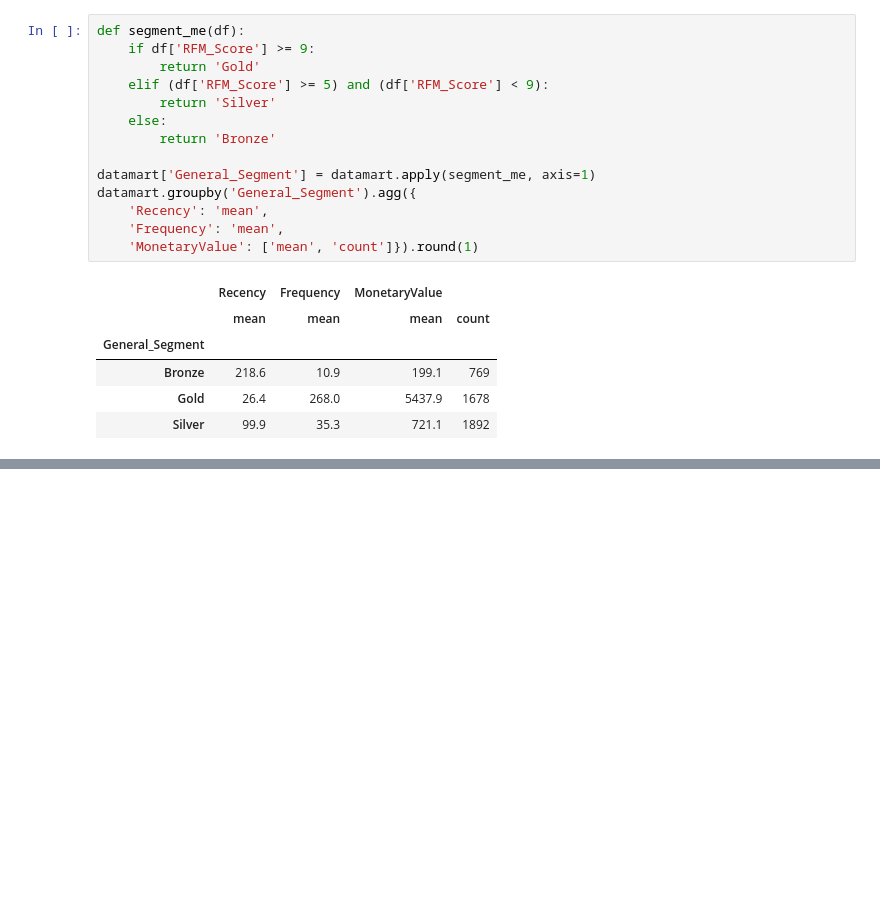
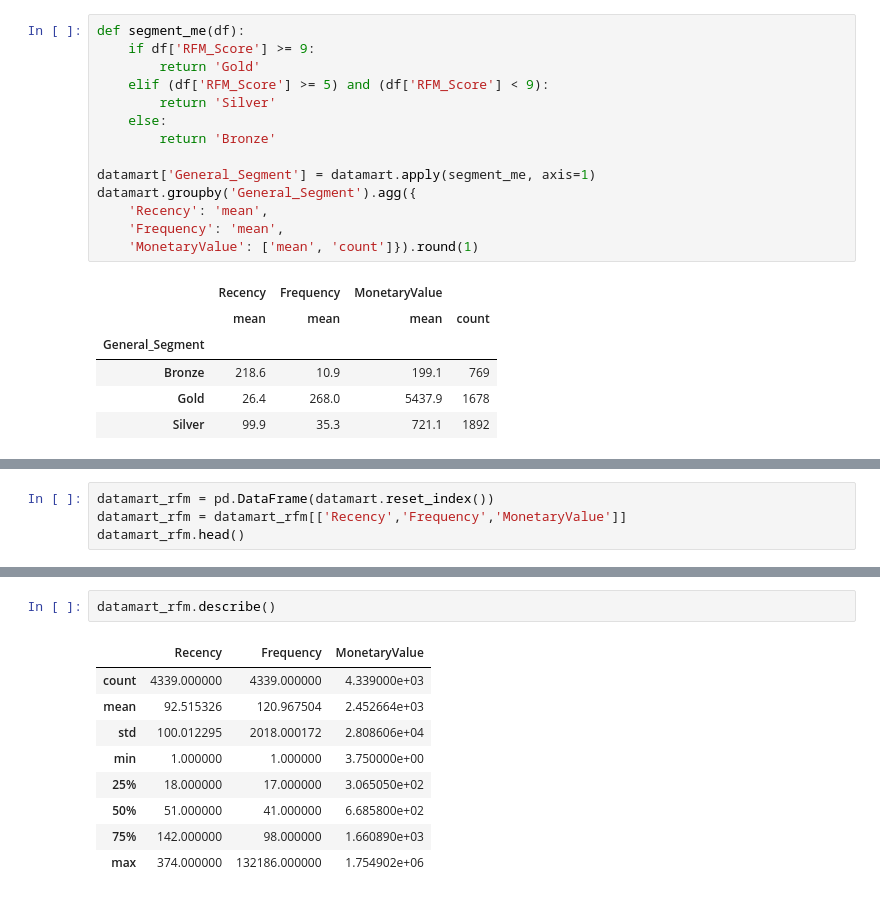
Before and after one commit to sandys-ss/RFM-Analysis, a Jupyter notebook: rfm.ipynb, the cells around one changed output, grey strips where cells are left out. Saved outputs shown, nothing was run; the diff lists cells and outputs as text; blank space fills up the shorter version.

```diff
--- a/rfm.ipynb
+++ b/rfm.ipynb
@@ -349,0 +389,4 @@ datamart.groupby('General_Segment').agg({
+# %%
+datamart_rfm = pd.DataFrame(datamart.reset_index())
+datamart_rfm = datamart_rfm[['Recency','Frequency','MonetaryValue']]
+datamart_rfm.head()
@@ -349,0 +427,12 @@ datamart.groupby('General_Segment').agg({
+# %%
+datamart_rfm.describe()
+# %% [output]
+|  | Recency | Frequency | MonetaryValue |
+| count | 4339.000000 | 4339.000000 | 4.339000e+03 |
+| mean | 92.515326 | 120.967504 | 2.452664e+03 |
+| std | 100.012295 | 2018.000172 | 2.808606e+04 |
+| min | 1.000000 | 1.000000 | 3.750000e+00 |
+| 25% | 18.000000 | 17.000000 | 3.065050e+02 |
+| 50% | 51.000000 | 41.000000 | 6.685800e+02 |
+| 75% | 142.000000 | 98.000000 | 1.660890e+03 |
+| max | 374.000000 | 132186.000000 | 1.754902e+06 |
```
Also changed, not shown: parts of 13 cells of this notebook.
